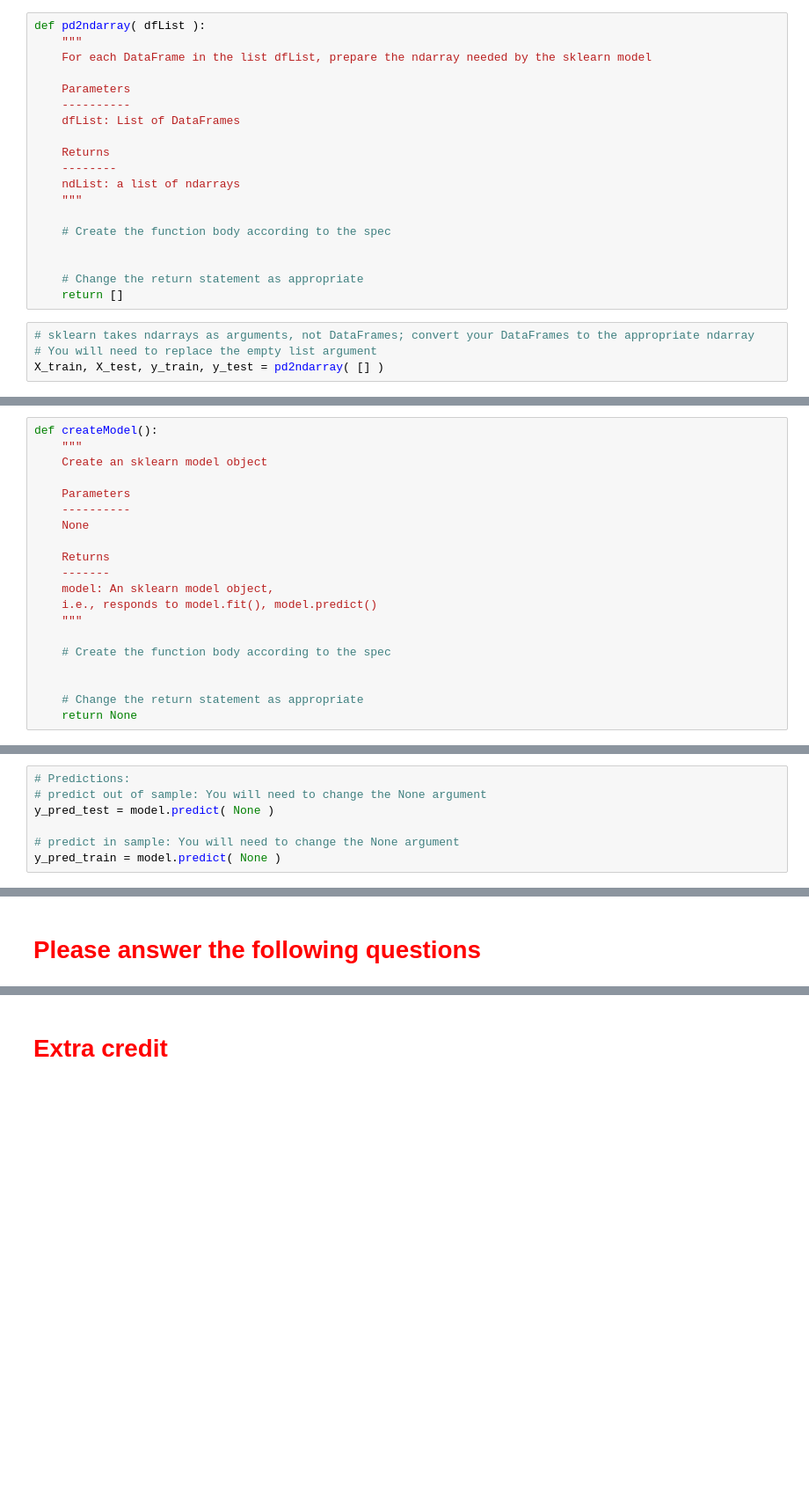
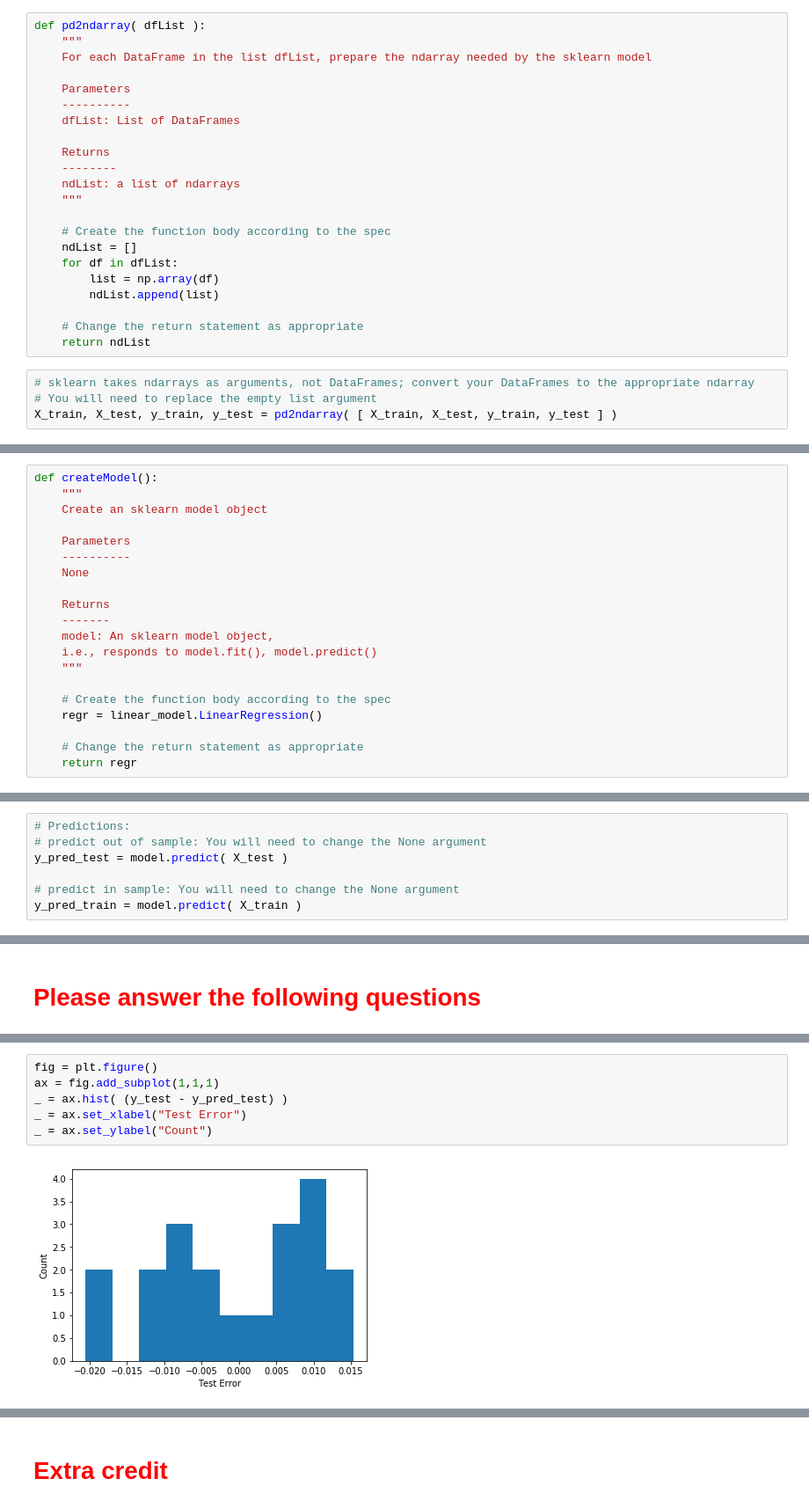
Before and after one commit to uhasan1/FRE-7773-Machine-Learning-2019, a Jupyter notebook: Assignment/assign1/Assignment_1.ipynb, the cells around one changed output, grey strips where cells are left out. Shown at 88% size. Drawn from its saved outputs; the diff is of its cells as text; blank space fills up the shorter version.

```diff
--- a/Assignment/assign1/Assignment_1.ipynb
+++ b/Assignment/assign1/Assignment_1.ipynb
@@ -179,14 +194,17 @@ def pd2ndarray( dfList ):
     """
 
     # Create the function body according to the spec
-
+    ndList = []
+    for df in dfList:
+        list = np.array(df)
+        ndList.append(list)
 
     # Change the return statement as appropriate
-    return []
+    return ndList
 # %%
 # sklearn takes ndarrays as arguments, not DataFrames; convert your DataFrames to the appropriate ndarray
 # You will need to replace the empty list argument
-X_train, X_test, y_train, y_test = pd2ndarray( [] )
+X_train, X_test, y_train, y_test = pd2ndarray( [ X_train, X_test, y_train, y_test ] )
 # %% [markdown]
 # <span style="color:red">Create function to return the sklearn model you need</span>
 # %%
@@ -205,10 +223,10 @@ def createModel():
     """
 
     # Create the function body according to the spec
-
+    regr = linear_model.LinearRegression()
 
     # Change the return statement as appropriate
-    return None
+    return regr
 # %%
 # Create linear regression object
 model = createModel()
@@ -245,10 +266,10 @@ def computeRMSE( target, predicted ):
 # %%
 # Predictions:
 # predict out of sample: You will need to change the None argument
-y_pred_test = model.predict( None )
+y_pred_test = model.predict( X_test )
 
 # predict in sample: You will need to change the None argument
-y_pred_train = model.predict( None )
+y_pred_train = model.predict( X_train )
 # %%
 # Compute the in-sample fit
 # - you will need to replace the None's below with the appropriate argument
@@ -263,0 +290,8 @@ print("RMSE (train): {r:2.3f}".format(r=rmse_outOfsample))
+# %%
+fig = plt.figure()
+ax = fig.add_subplot(1,1,1)
+_ = ax.hist( (y_test - y_pred_test) )
+_ = ax.set_xlabel("Test Error")
+_ = ax.set_ylabel("Count")
+# %% [output]
+[figure, added]
```
Also changed, not shown: parts of 24 cells of this notebook, 4 other files.
